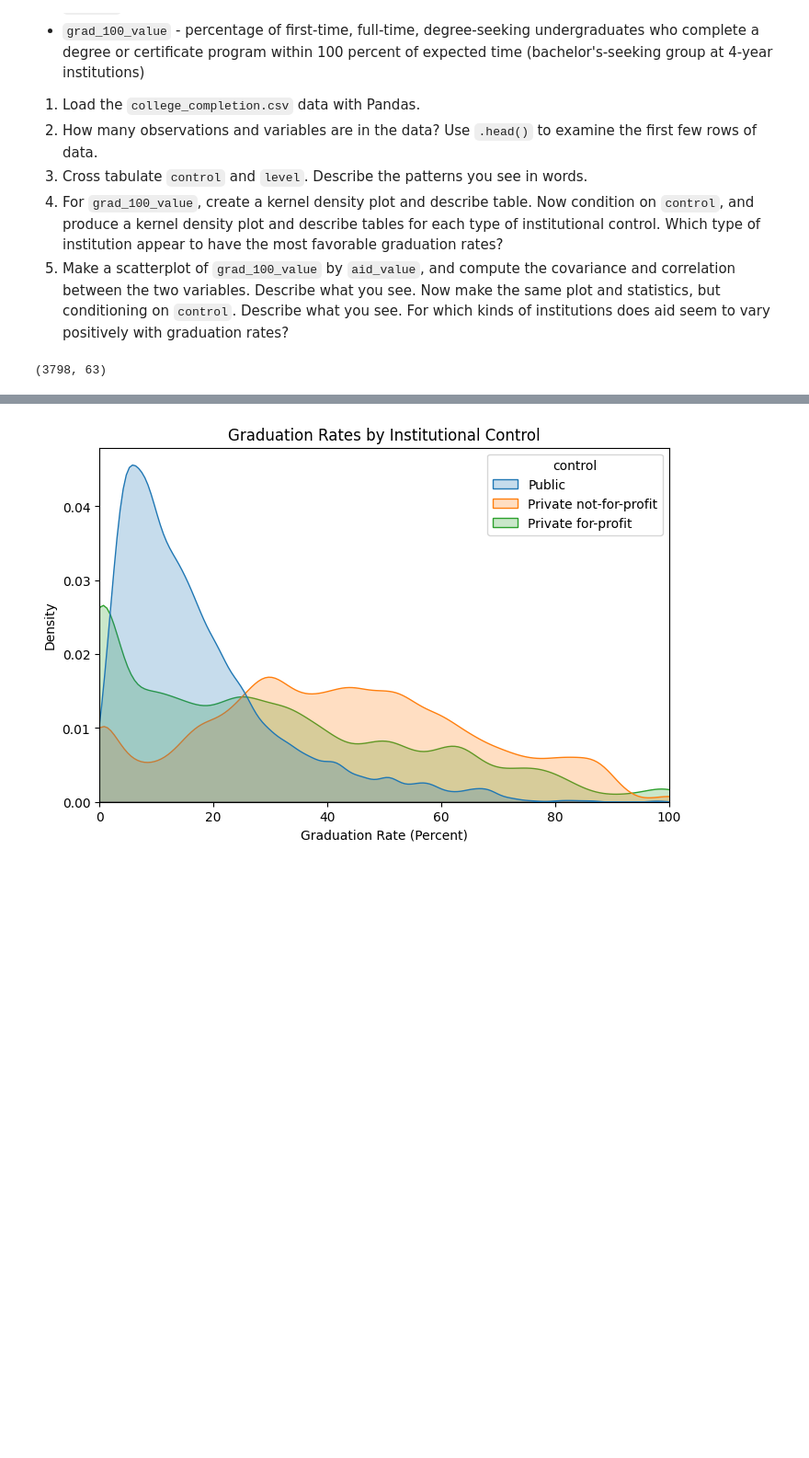
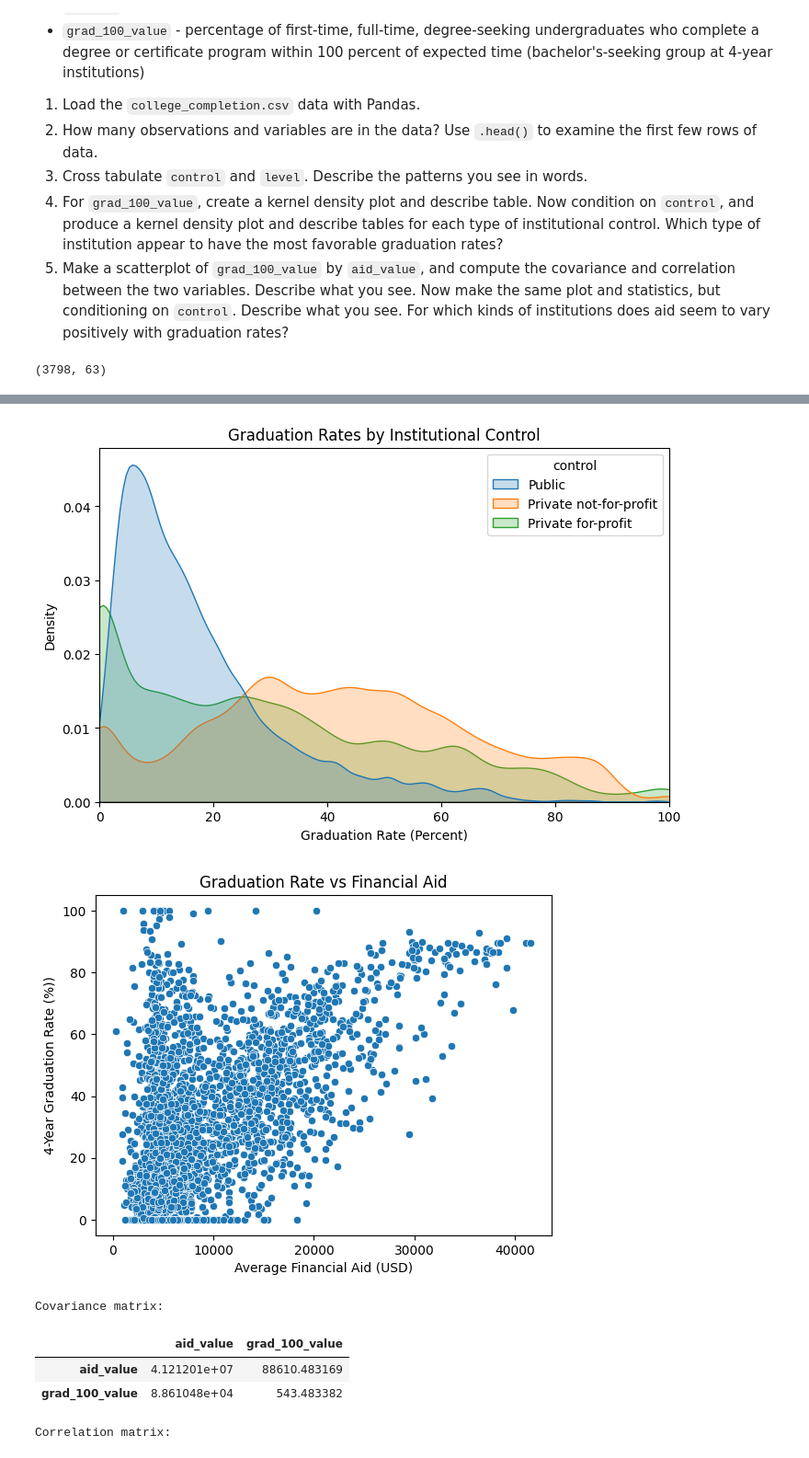
Before and after one commit to thomashooks53/undergrad_ml_assignments, a Jupyter notebook: 01_assignment_wrangling_and_eda.ipynb, the cells around one changed output, grey strips where cells are left out. Shown at 92% size. Drawn from its saved outputs; the diff is of its cells as text; code cells hidden in the pictures; blank space fills up the shorter version.

```diff
--- a/01_assignment_wrangling_and_eda.ipynb
+++ b/01_assignment_wrangling_and_eda.ipynb
@@ -539,31 +539,76 @@ plt.xlabel('Graduation Rate (Percent)')
 plt.ylabel('Density')
 plt.title('Distribution of Graduation Rates (100% Time)')
 plt.show() #Graph is heavily right-skewed, with most institutions surprisingly having graduation rates of <20. The amount of institutions linearly declines with graduation rate, until a final jump around 90%
 
 #KDE Conditioned on Control
 plt.figure(figsize=(8,5))
 sns.kdeplot(
     data=college,
     x='grad_100_value',
     hue='control',
     fill=True,
     bw_adjust=0.5,
     common_norm=False
 )
 plt.xlim(0, 100)
 plt.xlabel('Graduation Rate (Percent)')
 plt.ylabel('Density')
 plt.title('Graduation Rates by Institutional Control')
 plt.show()
-
+#Public institutions consistently have the lowest graduation rates, with few above 60% and almost none above 80%
+#Private for-profits have some of the lowest graduation rates, but do continue to have some with high graduation rates
+#Private not-for-profits have the most diverse graduation rates, with some of the highest, and very few <20%. They seem to be the most favorable.
 
 #Part 5
+var_list = ['aid_value', 'grad_100_value']
+
+sns.scatterplot(data=college, x='aid_value', y='grad_100_value')
+plt.xlabel('Average Financial Aid (USD)')
+plt.ylabel('4-Year Graduation Rate (%))')
+plt.title('Graduation Rate vs Financial Aid')
+plt.show()
+
+cov_matrix = college.loc[:, var_list].cov(numeric_only=True)
+print("Covariance matrix:")
+display(cov_matrix) #Positive Covariance shows that the two values do increase and decrease with eachother
+
+corr_matrix = college.loc[:, var_list].corr(numeric_only=True)
+print("Correlation matrix:")
+display(corr_matrix) #The medium correlation shows the two variables are mildly correlated
+
+for control in college['control'].unique():
+    sub_df = college[college['control'] == control]
+
+    cov_matrix = sub_df.loc[:, var_list].cov(numeric_only=True)
+    corr_matrix = sub_df.loc[:, var_list].corr(numeric_only=True)
+
+    print(f"\n{control} institutions:")
+
+    sns.scatterplot(data=sub_df, x='aid_value', y='grad_100_value')
+    plt.title(f'Graduation Rate vs Aid ({control})')
+    plt.xlabel('Average Financial Aid (USD)')
+    plt.ylabel('4-Year Graduation Rate (%))')
+    plt.show()
+
+    print("Covariance matrix:\n")
+    display(cov_matrix)
+    print("Correlation matrix:\n")
+    display(corr_matrix)
+
+  #Private for-profit institutions have almost no correlation between the two variables, largely due to the lack of variation in aid itself
+  #Private not-for-profits have the highest correlation, and public institutions are also mildly correlated
 # %% [output]
 (3798, 63)
 | level | 2-year | 4-year |
 | control |  |  |
 | Private for-profit | 465 | 527 |
 | Private not-for-profit | 68 | 1180 |
 | Public | 926 | 632 |
 [figure]
 [figure]
+[figure, added]
+Covariance matrix:
+|  | aid_value | grad_100_value |
+| aid_value | 4.121201e+07 | 88610.483169 |
+| grad_100_value | 8.861048e+04 | 543.483382 |
+Correlation matrix:
```
Also changed, not shown: parts of 1 cell of this notebook.
